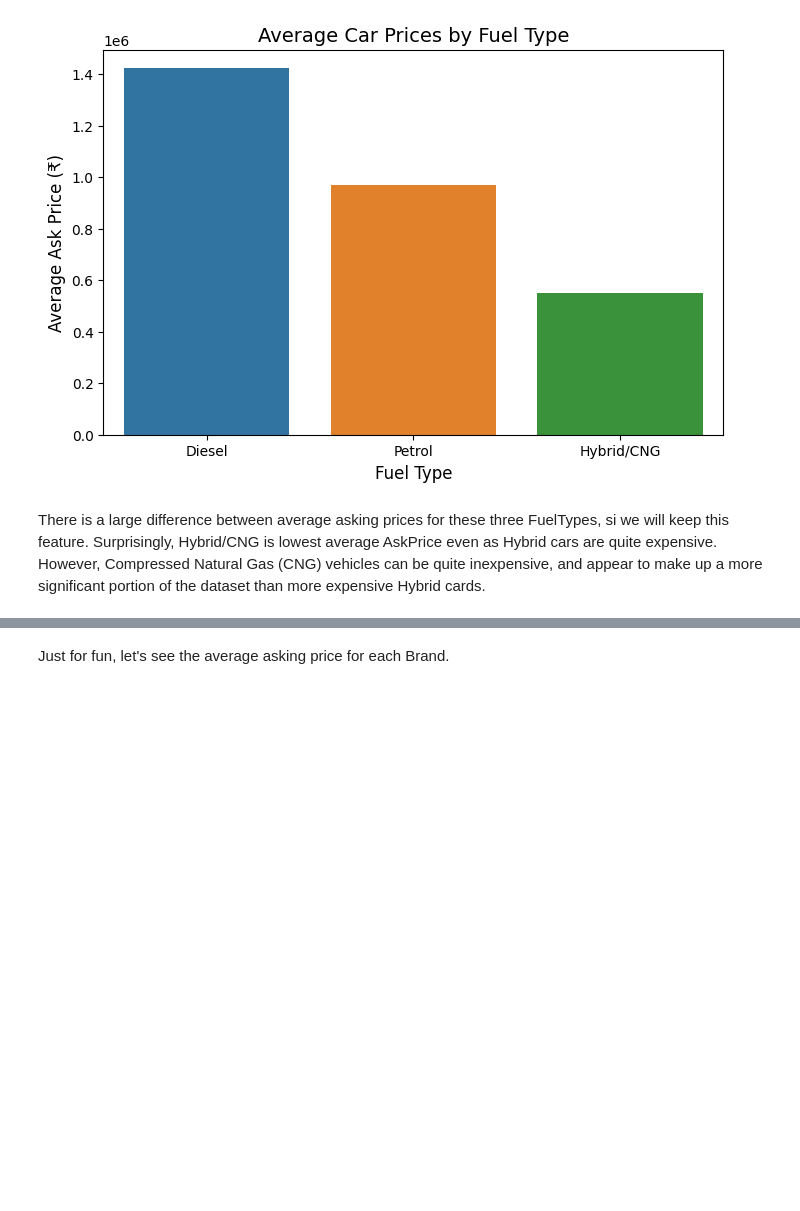
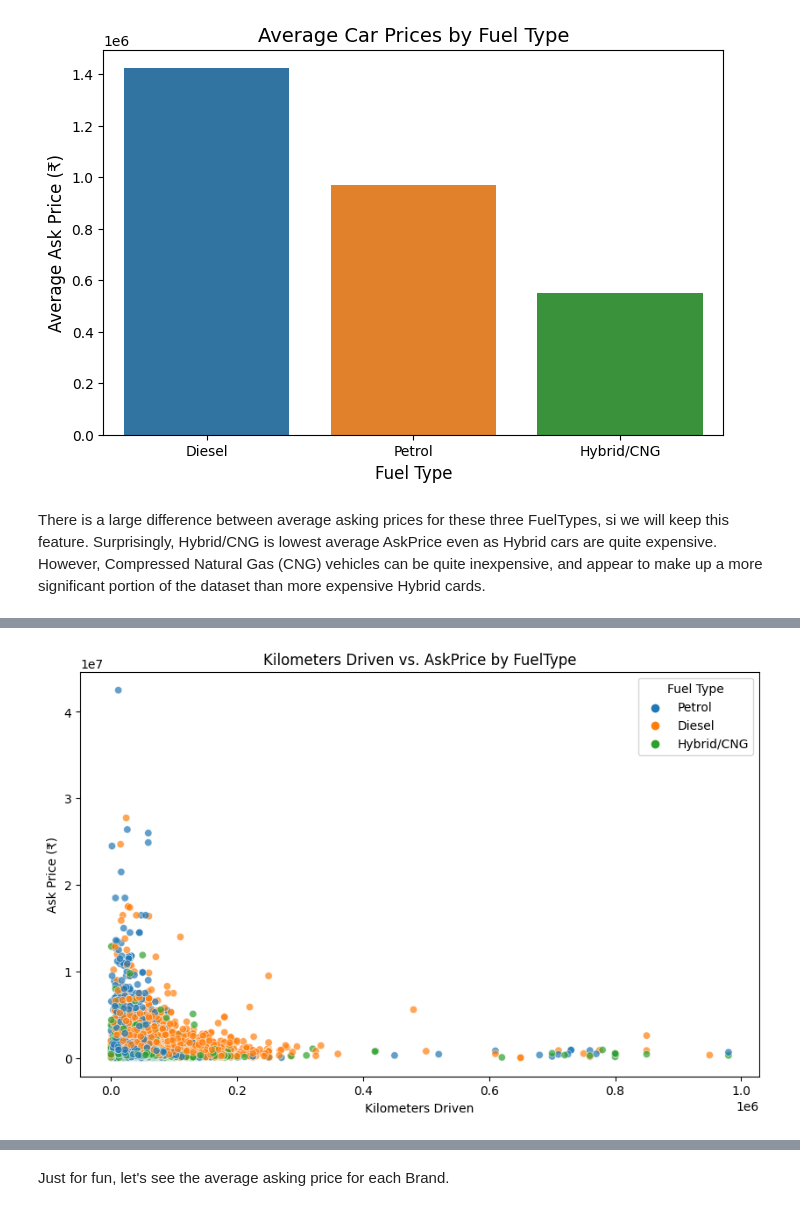
Before and after one commit to johnpospisil/used-car-values-in-india, a Jupyter notebook: used-car-values-in-india.ipynb, the cells around one changed output, grey strips where cells are left out. Cells and saved outputs as stored; diff of their text form; code cells hidden in the pictures; blank space fills up the shorter version.

```diff
--- a/used-car-values-in-india.ipynb
+++ b/used-car-values-in-india.ipynb
@@ -455,0 +467,10 @@ There is a large difference between average asking prices for these three FuelTy
+# %%
+plt.figure(figsize=(10, 6))
+sns.scatterplot(data=df, x='kmDriven', y='AskPrice', hue='FuelType', alpha=0.7)
+plt.title('Kilometers Driven vs. AskPrice by FuelType')
+plt.xlabel('Kilometers Driven')
+plt.ylabel('Ask Price (₹)')
+plt.legend(title='Fuel Type')
+plt.show()
+# %% [output]
+[figure, added]
```
Also changed, not shown: parts of 10 cells of this notebook.
